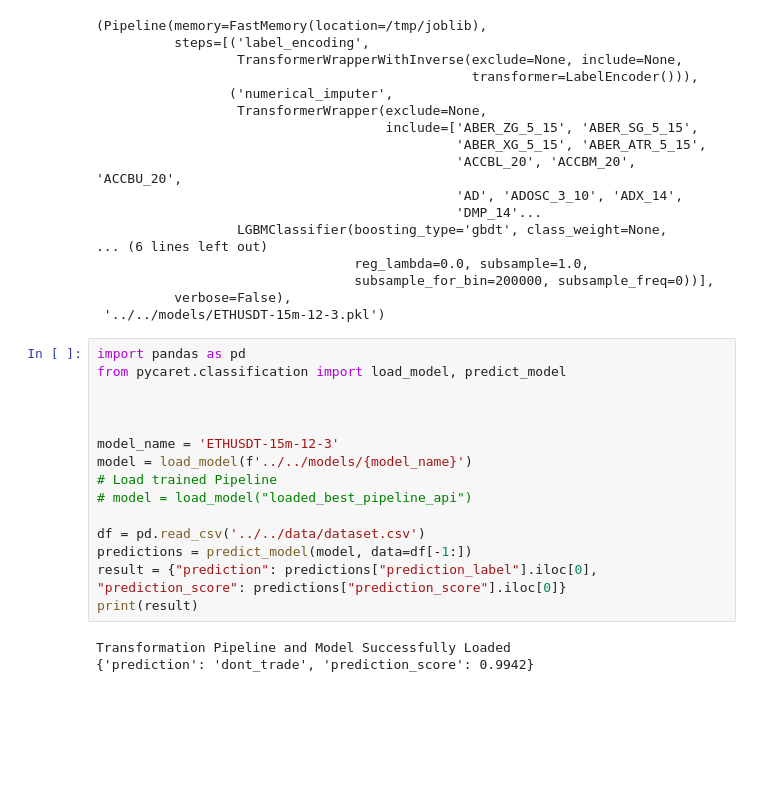
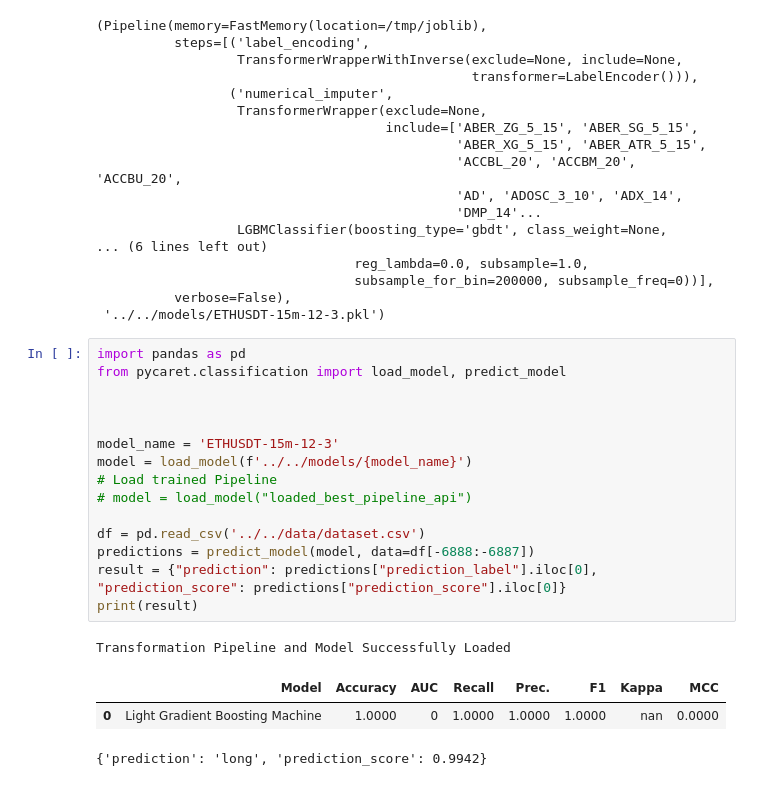
Before and after one commit to henokali1/trdr, a Jupyter notebook: ml/pycaret_classification.ipynb, the cells around one changed output. Drawn from its saved outputs; the diff is of its cells as text; blank space fills up the shorter version.

```diff
--- a/ml/pycaret_classification.ipynb
+++ b/ml/pycaret_classification.ipynb
@@ -137,18 +152,20 @@ Transformation Pipeline and Model Successfully Saved
 # %%
 import pandas as pd
 from pycaret.classification import load_model, predict_model
 
 
 
 model_name = 'ETHUSDT-15m-12-3'
 model = load_model(f'../../models/{model_name}')
 # Load trained Pipeline
 # model = load_model("loaded_best_pipeline_api")
 
 df = pd.read_csv('../../data/dataset.csv')
-predictions = predict_model(model, data=df[-1:])
+predictions = predict_model(model, data=df[-6888:-6887])
 result = {"prediction": predictions["prediction_label"].iloc[0], "prediction_score": predictions["prediction_score"].iloc[0]}
 print(result)
 # %% [output]
 Transformation Pipeline and Model Successfully Loaded
-{'prediction': 'dont_trade', 'prediction_score': 0.9942}
+|  | Model | Accuracy | AUC | Recall | Prec. | F1 | Kappa | MCC |
+| 0 | Light Gradient Boosting Machine | 1.0000 | 0 | 1.0000 | 1.0000 | 1.0000 | nan | 0.0000 |
+{'prediction': 'long', 'prediction_score': 0.9942}
```
Also changed, not shown: parts of 4 cells of this notebook, 1 other file.
